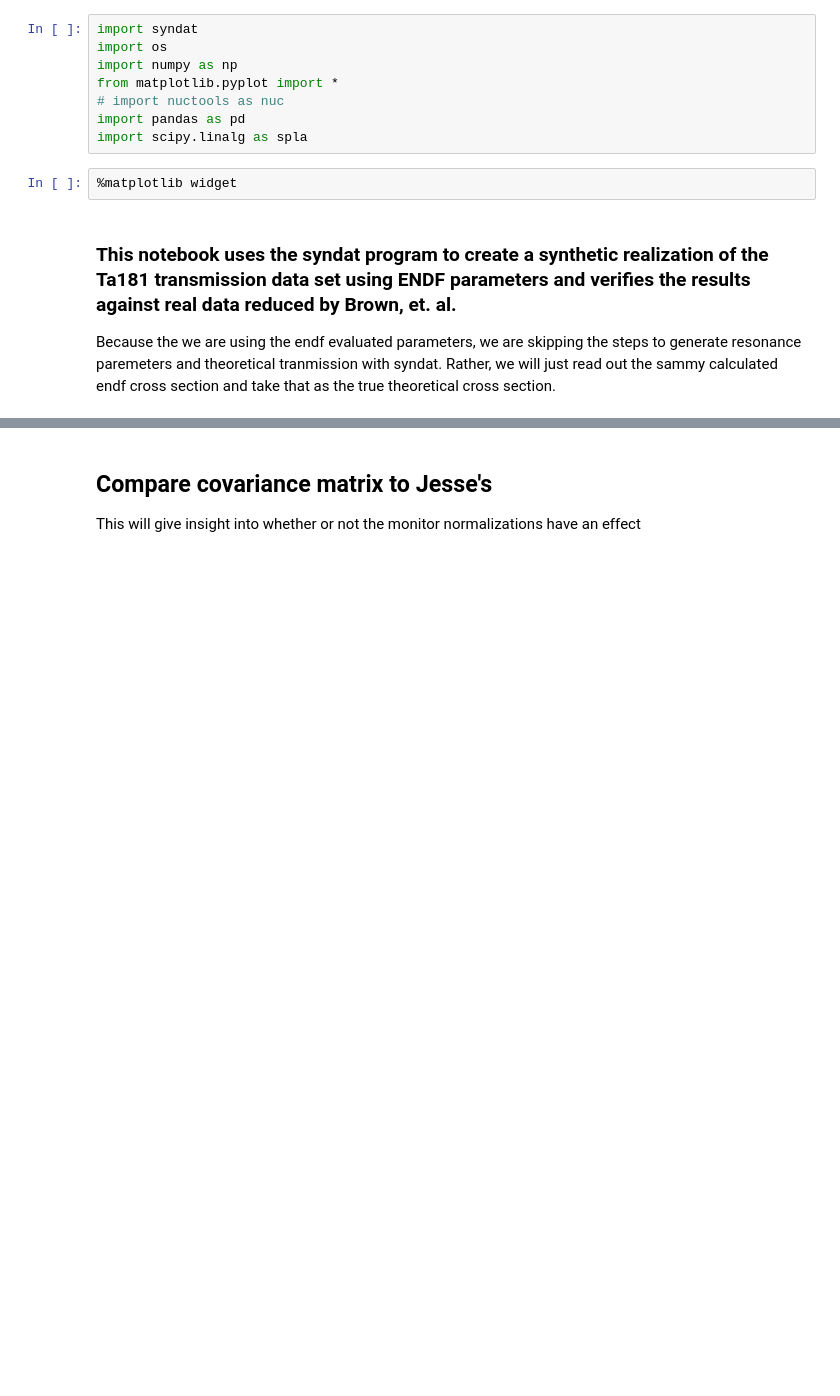
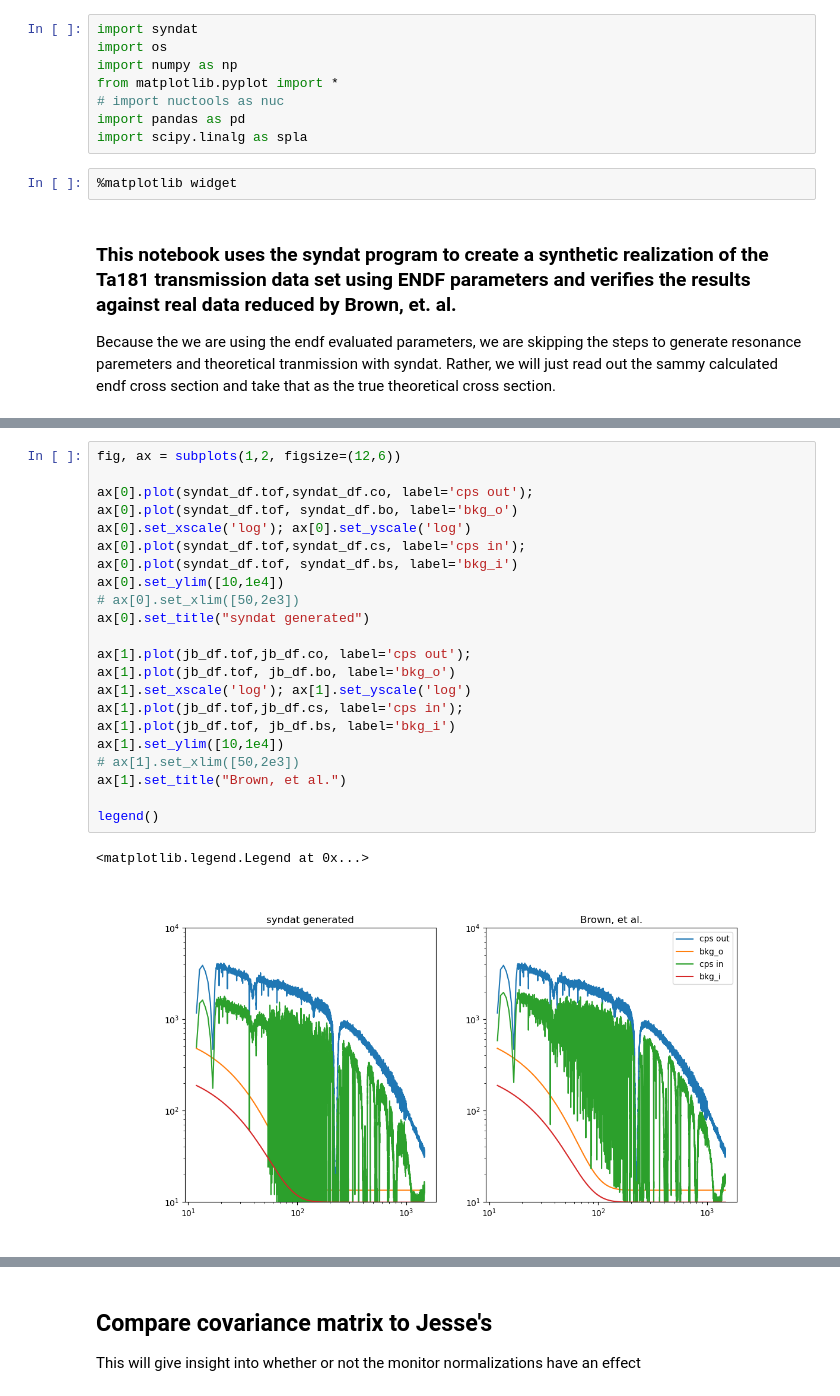
Before and after one commit to Naww137/Syndat, a Jupyter notebook: workspace/verify_against_JBrown.ipynb, the cells around one changed output, grey strips where cells are left out. Saved outputs shown, nothing was run; the diff lists cells and outputs as text; blank space fills up the shorter version.

```diff
--- a/workspace/verify_against_JBrown.ipynb
+++ b/workspace/verify_against_JBrown.ipynb
@@ -81,3 +104,28 @@ legend()
+# %%
+fig, ax = subplots(1,2, figsize=(12,6))
+
+ax[0].plot(syndat_df.tof,syndat_df.co, label='cps out');
+ax[0].plot(syndat_df.tof, syndat_df.bo, label='bkg_o')
+ax[0].set_xscale('log'); ax[0].set_yscale('log')
+ax[0].plot(syndat_df.tof,syndat_df.cs, label='cps in');
+ax[0].plot(syndat_df.tof, syndat_df.bs, label='bkg_i')
+ax[0].set_ylim([10,1e4])
+# ax[0].set_xlim([50,2e3])
+ax[0].set_title("syndat generated")
+
+ax[1].plot(jb_df.tof,jb_df.co, label='cps out');
+ax[1].plot(jb_df.tof, jb_df.bo, label='bkg_o')
+ax[1].set_xscale('log'); ax[1].set_yscale('log')
+ax[1].plot(jb_df.tof,jb_df.cs, label='cps in');
+ax[1].plot(jb_df.tof, jb_df.bs, label='bkg_i')
+ax[1].set_ylim([10,1e4])
+# ax[1].set_xlim([50,2e3])
+ax[1].set_title("Brown, et al.")
+
+legend()
+# %% [output]
+<matplotlib.legend.Legend at 0x...>
+[figure, added]
 # %%
 
 fig,ax = subplots(1,2, figsize=(12,6))
```
Also changed, not shown: parts of 16 cells of this notebook, 25 other files.
